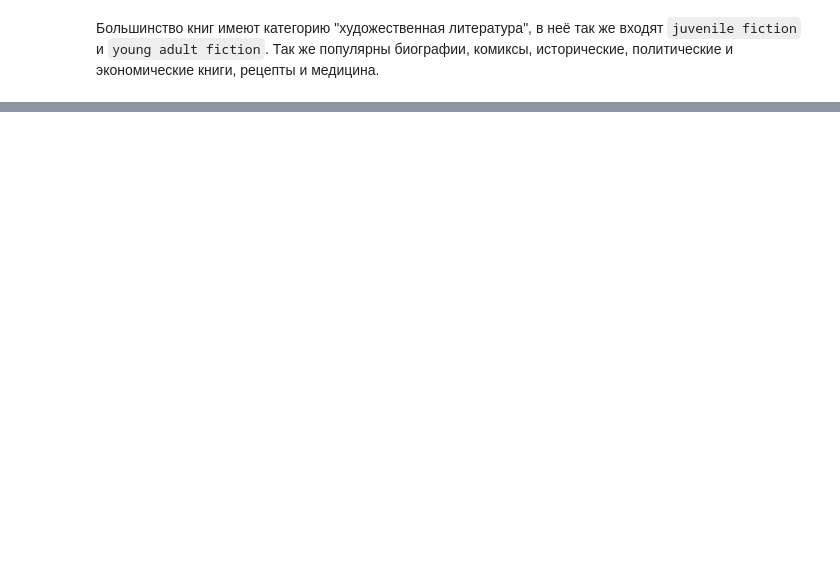
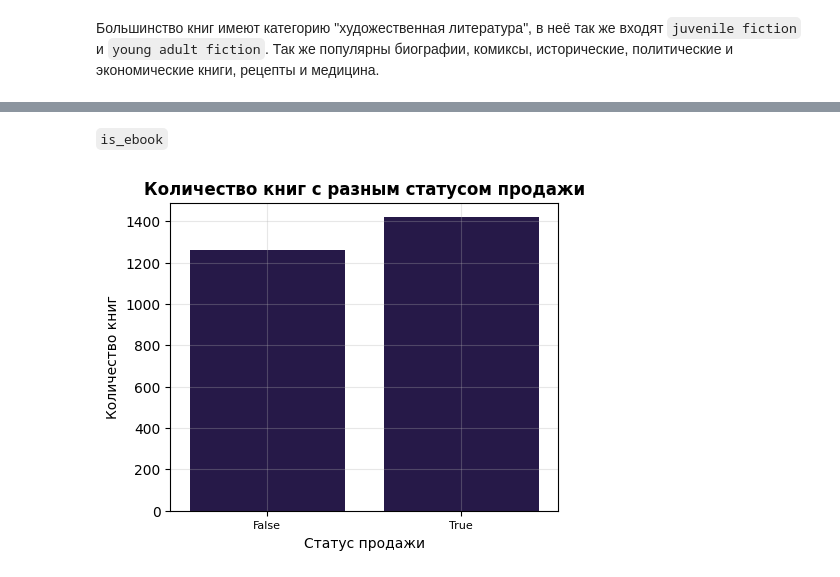
Before and after one commit to maxim-safonov/gp_2, a Jupyter notebook: EDA_lit_nyt_1.ipynb, the cells around one changed output, grey strips where cells are left out. Saved outputs shown, nothing was run; the diff lists cells and outputs as text; code cells hidden in the pictures; blank space fills up the shorter version.

```diff
--- a/EDA_lit_nyt_1.ipynb
+++ b/EDA_lit_nyt_1.ipynb
@@ -1714,0 +1710,13 @@ plt.show()
+# %% [markdown]
+`is_ebook`
+# %%
+plt.figure(figsize=(5, 4))
+sns.barplot(df2["is_ebook"].value_counts().reset_index(), x="is_ebook", y="count", color=sns.color_palette("magma")[0])
+plt.xlabel('Статус продажи')
+plt.ylabel('Количество книг')
+plt.title('Количество книг с разным статусом продажи', fontsize=12, fontweight='bold')
+plt.grid(True, alpha=0.3)
+plt.xticks(rotation=0, fontsize=8)
+plt.show()
+# %% [output]
+[figure, added]
```
Also changed, not shown: parts of 53 cells of this notebook.
